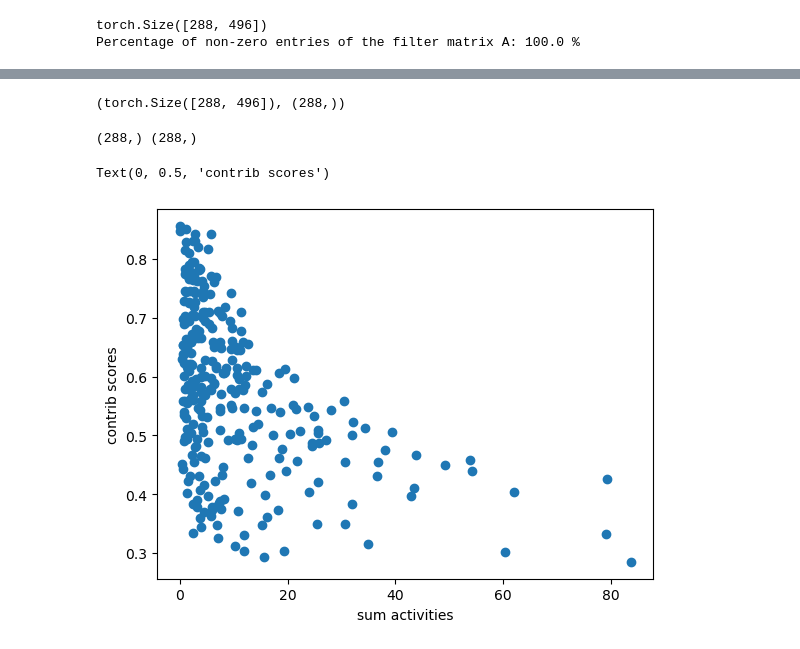
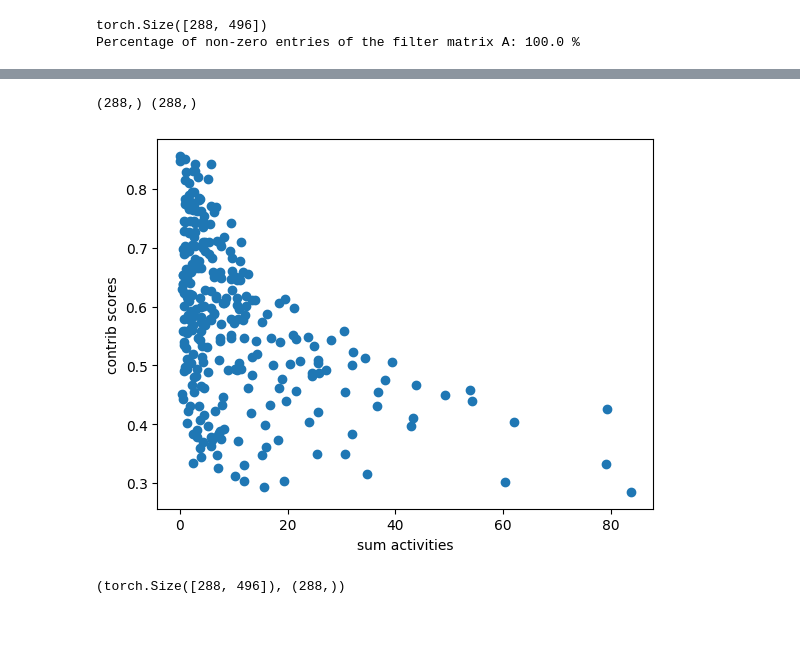
Before and after one commit to theislab/mubind, a Jupyter notebook: docs/notebooks/single_cell/evaluate_graph.ipynb, the cells around one changed output, grey strips where cells are left out. Cells and saved outputs as stored; diff of their text form; code cells hidden in the pictures.

```diff
--- a/docs/notebooks/single_cell/evaluate_graph.ipynb
+++ b/docs/notebooks/single_cell/evaluate_graph.ipynb
@@ -242,16 +243,16 @@ plt.show()
+# %%
+sum_A = A.abs().sum(axis=1).detach().numpy()
+contrib = contributions_array[0]
+
+print(sum_A.shape, contrib.shape)
+plt.scatter(sum_A,  contrib)
+plt.xlabel('sum activities')
+plt.ylabel('contrib scores')
+plt.show()
+# %% [output]
+(288,) (288,)
+[figure, added]
 # %%
 A.shape, sum_A.shape
 # %% [output]
 (torch.Size([288, 496]), (288,))
-# %%
-sum_A = A.abs().sum(axis=1).detach().numpy()
-contrib = contributions_array[0][:sum_A.shape[0]]
-
-print(sum_A.shape, contrib.shape)
-plt.scatter(sum_A,  contrib)
-plt.xlabel('sum activities')
-plt.ylabel('contrib scores')
-# %% [output]
-(288,) (288,)
-Text(0, 0.5, 'contrib scores')
-[figure, removed]
```
Also changed, not shown: parts of 13 cells of this notebook.
